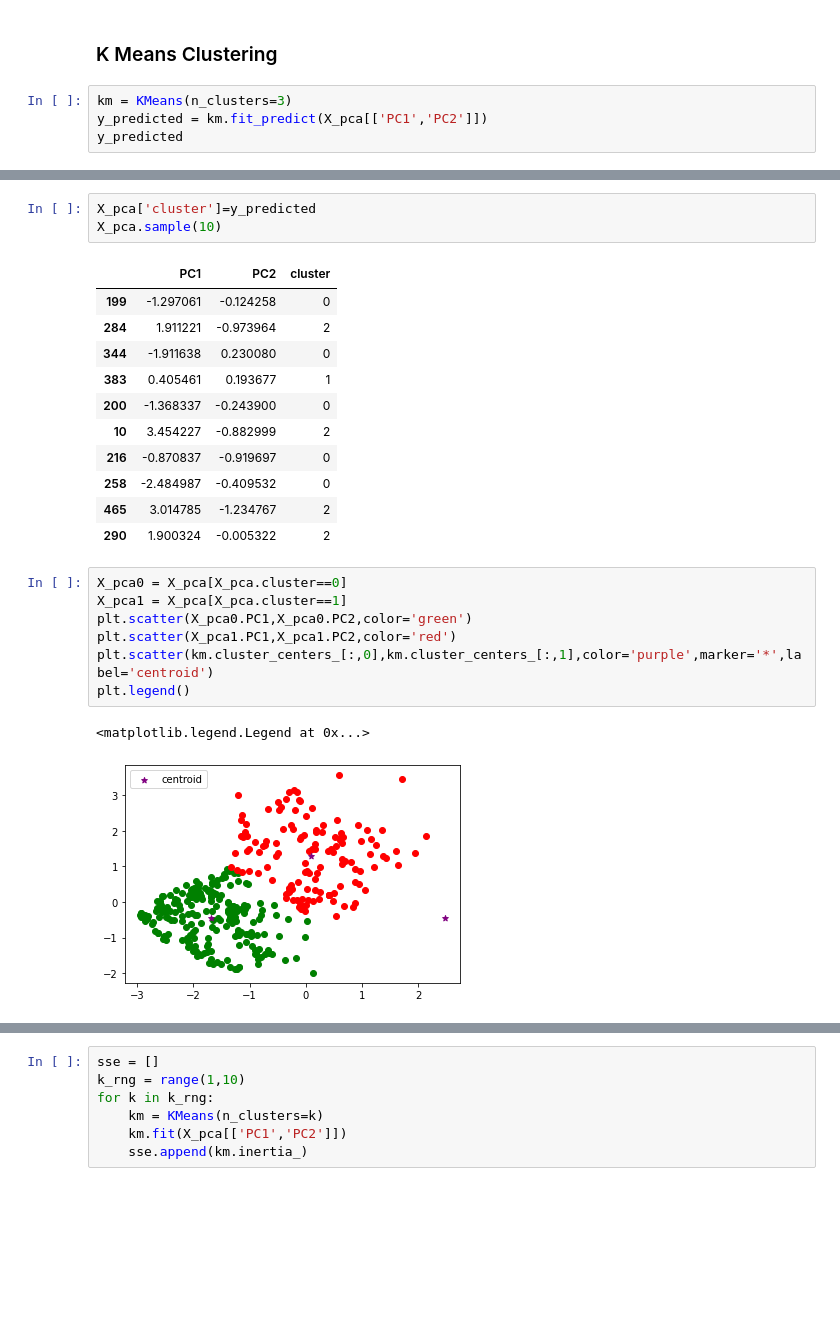
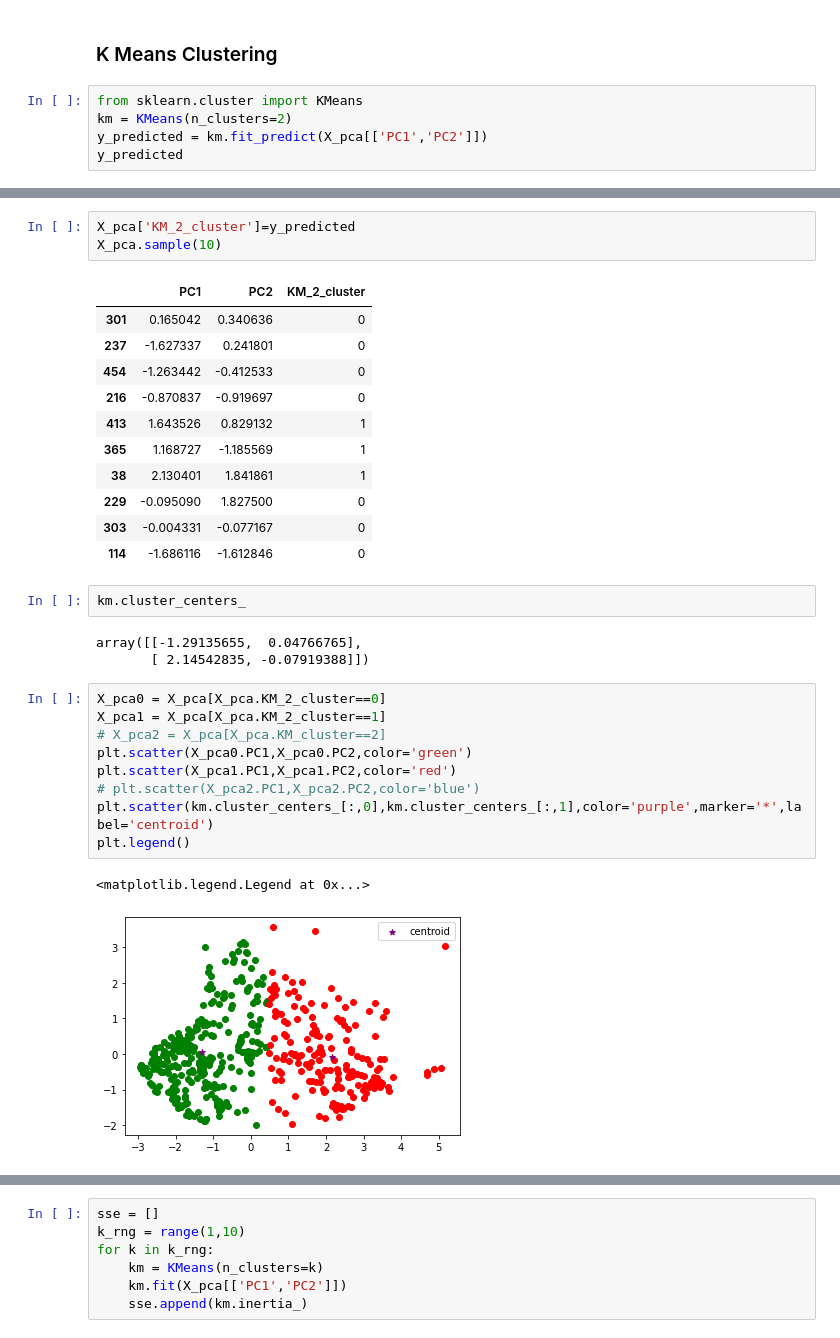
Before and after one commit to mohsin-88069/AU_ML_Air_Quality, a Jupyter notebook: Rabindra_Notebook Unsupervised.ipynb, the cells around one changed output, grey strips where cells are left out. Cells and saved outputs as stored; diff of their text form; blank space fills up the shorter version.

```diff
--- a/Rabindra_Notebook Unsupervised.ipynb
+++ b/Rabindra_Notebook Unsupervised.ipynb
@@ -776,7 +776,8 @@ X_pca
 # %% [markdown]
 ### K Means Clustering
 # %%
-km = KMeans(n_clusters=3)
+from sklearn.cluster import KMeans
+km = KMeans(n_clusters=2)
 y_predicted = km.fit_predict(X_pca[['PC1','PC2']])
 y_predicted
 # %% [output]
@@ -800,28 +801,35 @@ array([2, 2, 2, 2, 2, 2, 2, 2, 2, 2, 2, 2, 2, 2, 2, 2, 2, 2, 2, 2, 2, 2,
 # %%
-X_pca['cluster']=y_predicted
+X_pca['KM_2_cluster']=y_predicted
 X_pca.sample(10)
 # %% [output]
-|  | PC1 | PC2 | cluster |
-| 199 | -1.297061 | -0.124258 | 0 |
-| 284 | 1.911221 | -0.973964 | 2 |
-| 344 | -1.911638 | 0.230080 | 0 |
-| 383 | 0.405461 | 0.193677 | 1 |
-| 200 | -1.368337 | -0.243900 | 0 |
-| 10 | 3.454227 | -0.882999 | 2 |
+|  | PC1 | PC2 | KM_2_cluster |
+| 301 | 0.165042 | 0.340636 | 0 |
+| 237 | -1.627337 | 0.241801 | 0 |
+| 454 | -1.263442 | -0.412533 | 0 |
 | 216 | -0.870837 | -0.919697 | 0 |
-| 258 | -2.484987 | -0.409532 | 0 |
-| 465 | 3.014785 | -1.234767 | 2 |
-| 290 | 1.900324 | -0.005322 | 2 |
+| 413 | 1.643526 | 0.829132 | 1 |
+| 365 | 1.168727 | -1.185569 | 1 |
+| 38 | 2.130401 | 1.841861 | 1 |
+| 229 | -0.095090 | 1.827500 | 0 |
+| 303 | -0.004331 | -0.077167 | 0 |
+| 114 | -1.686116 | -1.612846 | 0 |
+# %%
+km.cluster_centers_
+# %% [output]
+array([[-1.29135655,  0.04766765],
+       [ 2.14542835, -0.07919388]])
 # %%
-X_pca0 = X_pca[X_pca.cluster==0]
-X_pca1 = X_pca[X_pca.cluster==1]
+X_pca0 = X_pca[X_pca.KM_2_cluster==0]
+X_pca1 = X_pca[X_pca.KM_2_cluster==1]
+# X_pca2 = X_pca[X_pca.KM_cluster==2]
 plt.scatter(X_pca0.PC1,X_pca0.PC2,color='green')
 plt.scatter(X_pca1.PC1,X_pca1.PC2,color='red')
+# plt.scatter(X_pca2.PC1,X_pca2.PC2,color='blue')
 plt.scatter(km.cluster_centers_[:,0],km.cluster_centers_[:,1],color='purple',marker='*',label='centroid')
 plt.legend()
 # %% [output]
 <matplotlib.legend.Legend at 0x...>
-[figure, old version]
+[figure, new version]
 # %%
 km.cluster_centers_
 # %% [output]
```
Also changed, not shown: parts of 21 cells of this notebook.
